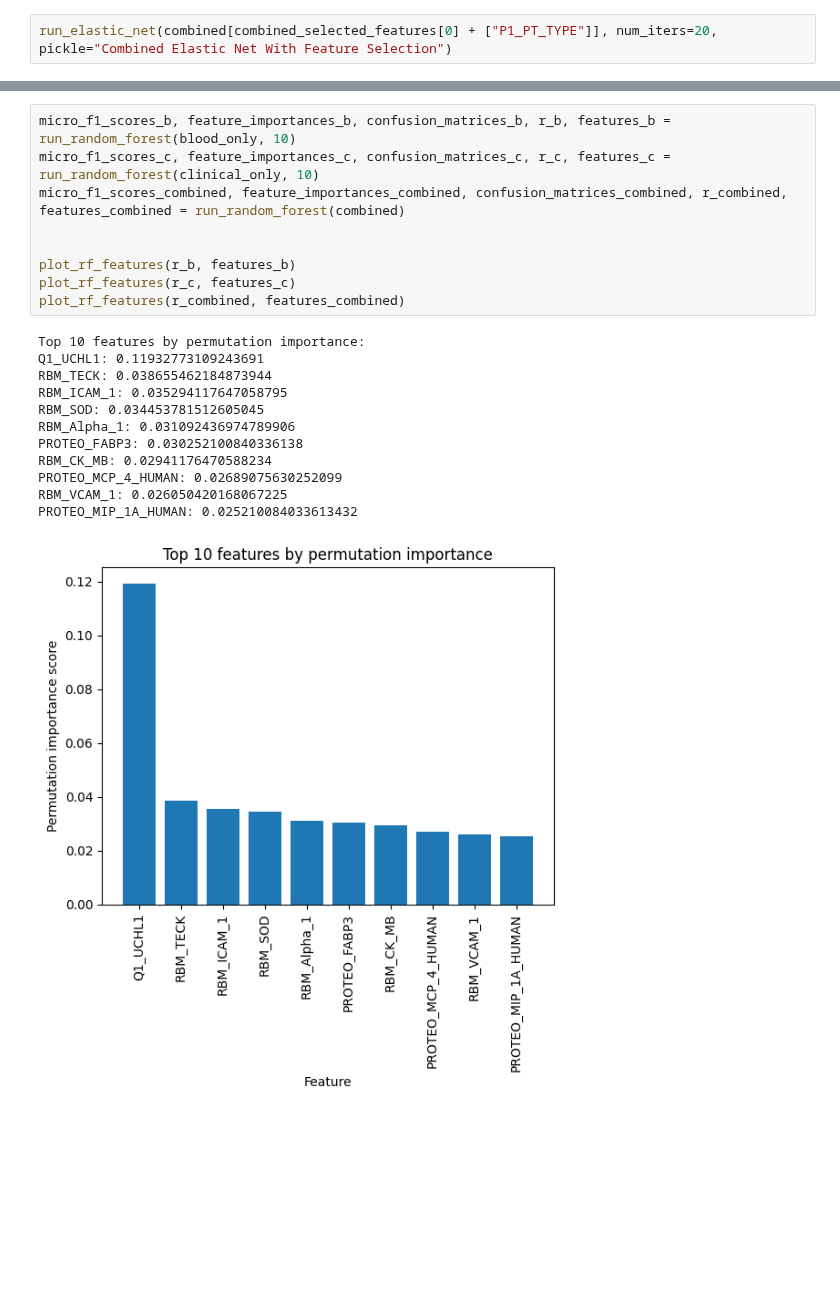
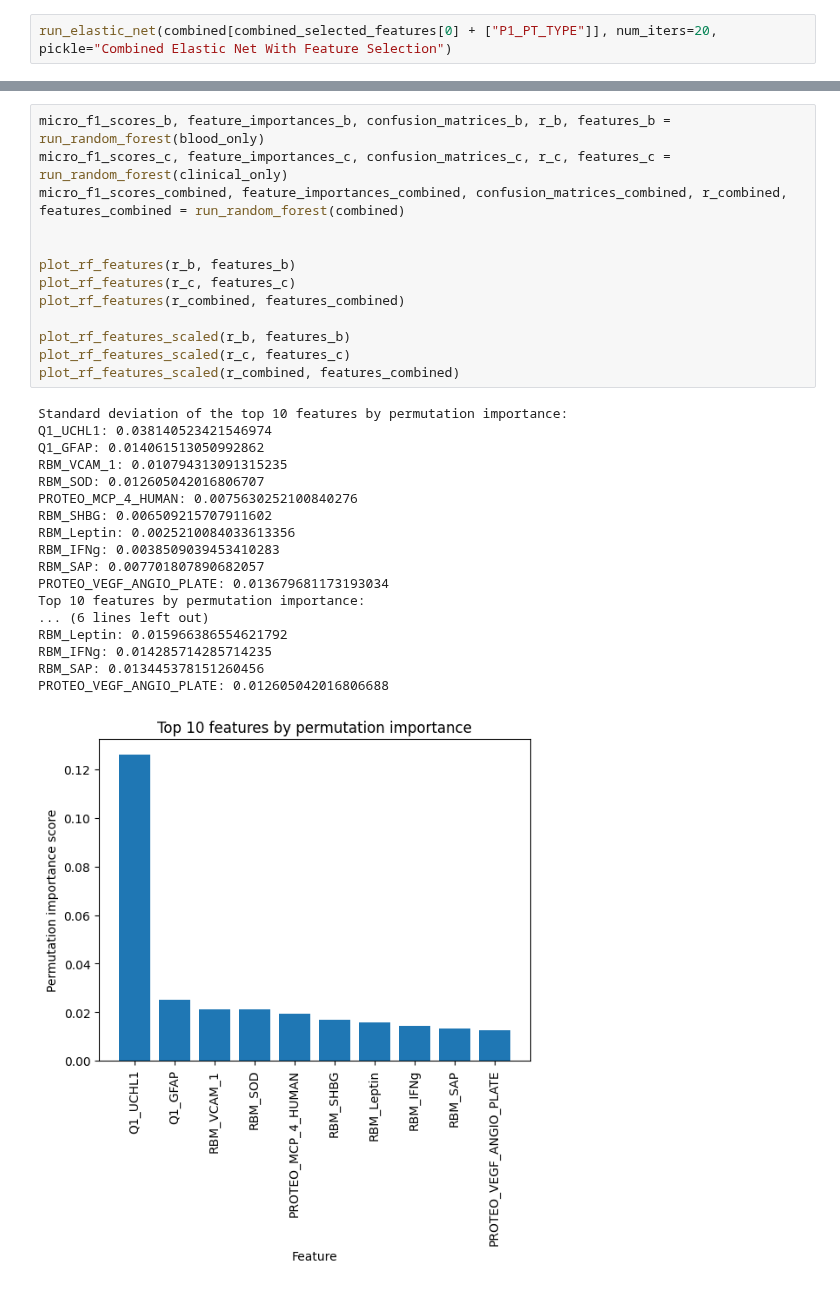
Before and after one commit to anusha1207/TARCC-Alzheimers, a Jupyter notebook: main.ipynb, the cells around one changed output, grey strips where cells are left out. Drawn from its saved outputs; the diff is of its cells as text; blank space fills up the shorter version.

Commit message:
More plots

```diff
--- a/main.ipynb
+++ b/main.ipynb
@@ -220,24 +219,34 @@ Average confusion matrix:
 [[56.   3.3]
  [ 2.1 57.6]]
 # %%
-micro_f1_scores_b, feature_importances_b, confusion_matrices_b, r_b, features_b = run_random_forest(blood_only, 10)
-micro_f1_scores_c, feature_importances_c, confusion_matrices_c, r_c, features_c = run_random_forest(clinical_only, 10)
+micro_f1_scores_b, feature_importances_b, confusion_matrices_b, r_b, features_b = run_random_forest(blood_only)
+micro_f1_scores_c, feature_importances_c, confusion_matrices_c, r_c, features_c = run_random_forest(clinical_only)
 micro_f1_scores_combined, feature_importances_combined, confusion_matrices_combined, r_combined, features_combined = run_random_forest(combined)
 
 
 plot_rf_features(r_b, features_b)
 plot_rf_features(r_c, features_c)
 plot_rf_features(r_combined, features_combined)
+
+plot_rf_features_scaled(r_b, features_b)
+plot_rf_features_scaled(r_c, features_c)
+plot_rf_features_scaled(r_combined, features_combined)
 # %% [output]
+Standard deviation of the top 10 features by permutation importance:
+Q1_UCHL1: 0.038140523421546974
+Q1_GFAP: 0.014061513050992862
+RBM_VCAM_1: 0.010794313091315235
+RBM_SOD: 0.012605042016806707
+PROTEO_MCP_4_HUMAN: 0.0075630252100840276
+RBM_SHBG: 0.006509215707911602
+RBM_Leptin: 0.0025210084033613356
+RBM_IFNg: 0.0038509039453410283
+RBM_SAP: 0.007701807890682057
+PROTEO_VEGF_ANGIO_PLATE: 0.013679681173193034
 Top 10 features by permutation importance:
-Q1_UCHL1: 0.11932773109243691
-RBM_TECK: 0.038655462184873944
-RBM_ICAM_1: 0.035294117647058795
-RBM_SOD: 0.034453781512605045
-RBM_Alpha_1: 0.031092436974789906
-PROTEO_FABP3: 0.030252100840336138
-RBM_CK_MB: 0.02941176470588234
-PROTEO_MCP_4_HUMAN: 0.02689075630252099
-RBM_VCAM_1: 0.026050420168067225
-PROTEO_MIP_1A_HUMAN: 0.025210084033613432
+... (6 lines left out)
+RBM_Leptin: 0.015966386554621792
+RBM_IFNg: 0.014285714285714235
+RBM_SAP: 0.013445378151260456
+PROTEO_VEGF_ANGIO_PLATE: 0.012605042016806688
-[figure, old version]
+[figure, new version]
```
Also changed, not shown: parts of 2 cells of this notebook, 1 other file.
